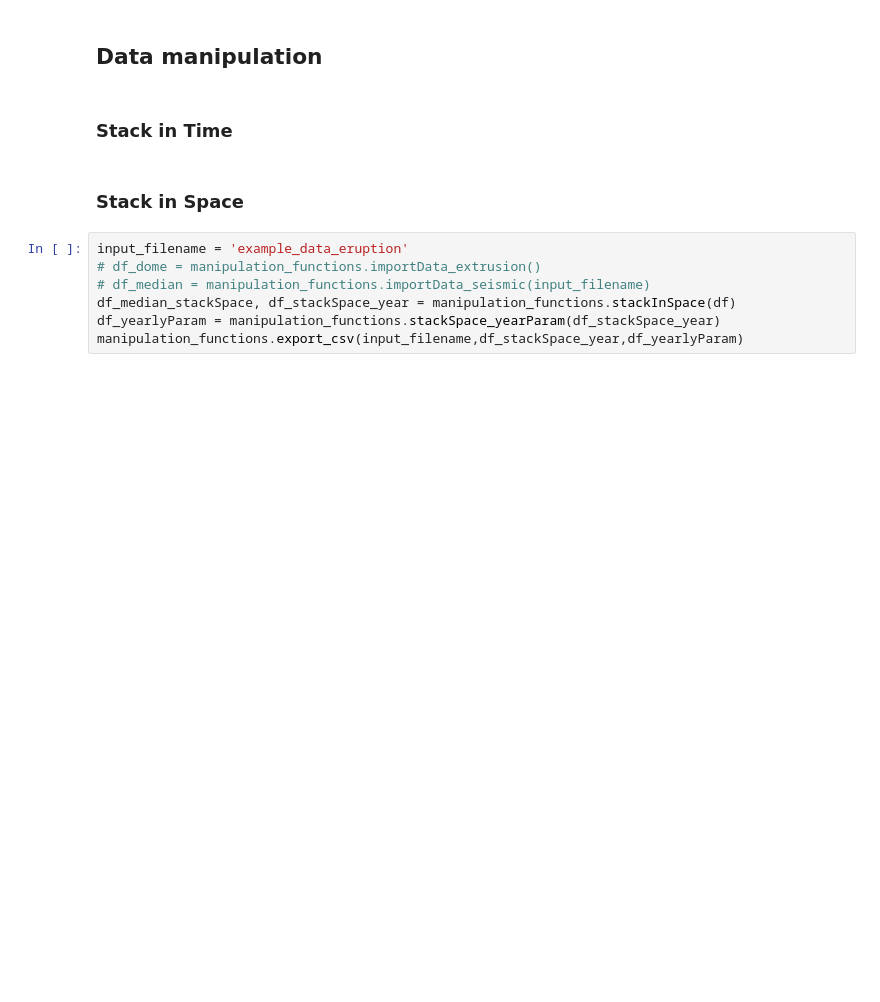
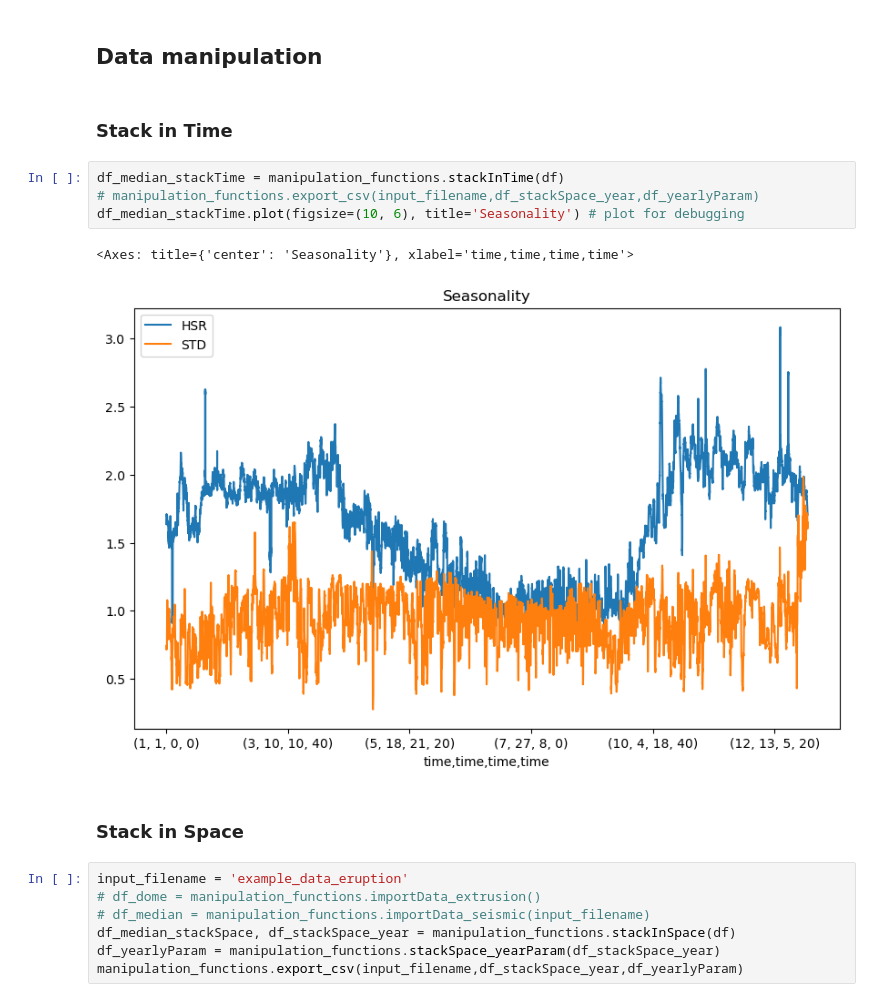
Before and after one commit to CSE583MtStHelens/CSE583_MtStHelens, a Jupyter notebook: example/Example_Tutorial.ipynb, the cells around one changed output. Saved outputs shown, nothing was run; the diff lists cells and outputs as text; blank space fills up the shorter version.

Commit message:
stackTime function rewrite and improvements

```diff
--- a/example/Example_Tutorial.ipynb
+++ b/example/Example_Tutorial.ipynb
@@ -54,6 +54,13 @@ df = df.apply(preprocessing_functions.mask_df,axis=0) # remove outliers (peak de
 ## Data manipulation
 # %% [markdown]
 ### Stack in Time
+# %%
+df_median_stackTime = manipulation_functions.stackInTime(df)
+# manipulation_functions.export_csv(input_filename,df_stackSpace_year,df_yearlyParam)
+df_median_stackTime.plot(figsize=(10, 6), title='Seasonality') # plot for debugging
+# %% [output]
+<Axes: title={'center': 'Seasonality'}, xlabel='time,time,time,time'>
+[figure, added]
 # %% [markdown]
 ### Stack in Space
 # %%
```
Also changed, not shown: parts of 2 cells of this notebook, 1 other file.
